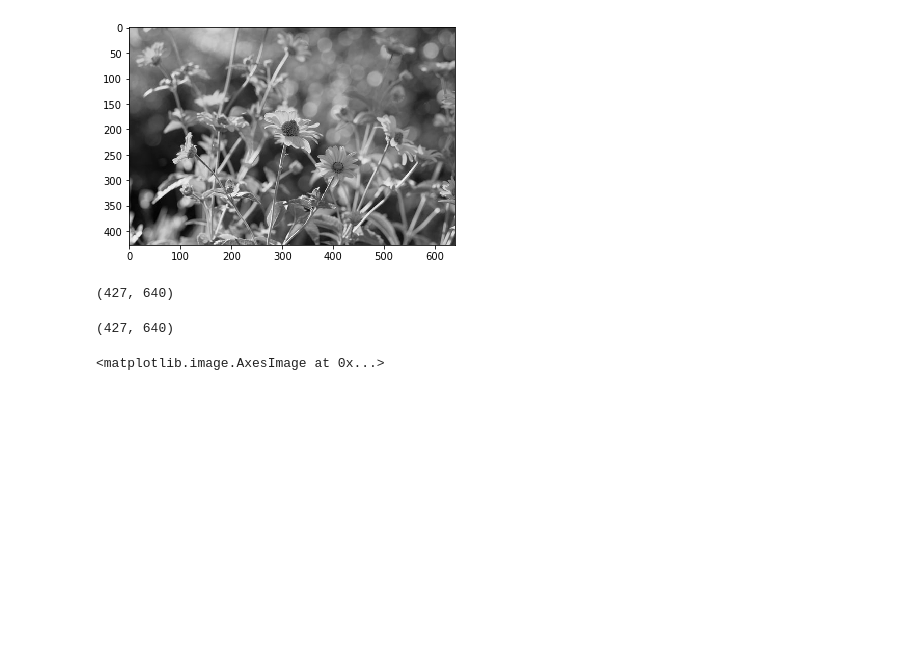
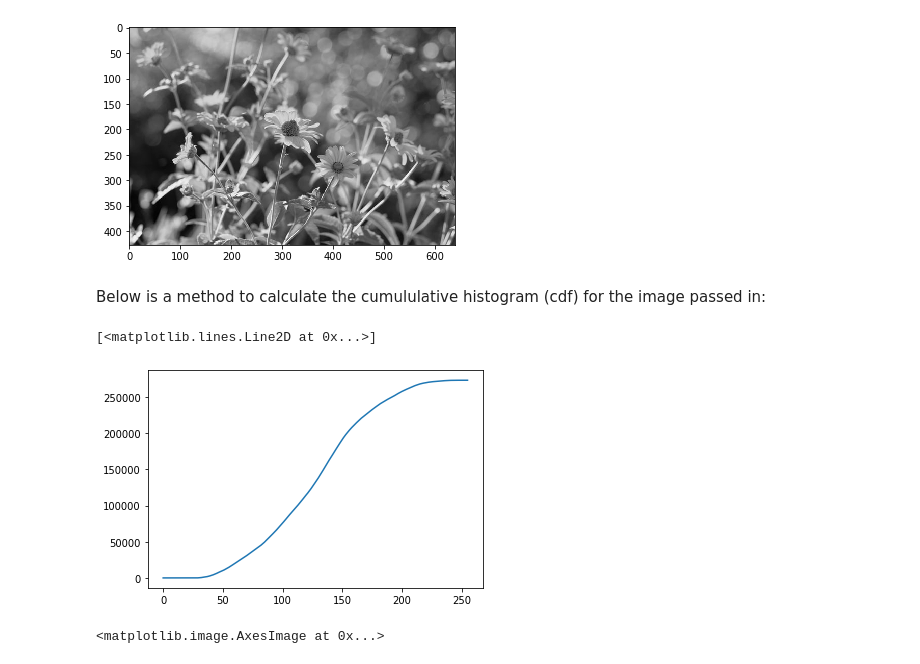
Before and after one commit to EthanWadsworth/TR_CV_Notes, a Jupyter notebook: Histograms.ipynb, the cells around one changed output. Cells and saved outputs as stored; diff of their text form; code cells hidden in the pictures; blank space fills up the shorter version.

```diff
--- a/Histograms.ipynb
+++ b/Histograms.ipynb
@@ -64,14 +67,8 @@ plt.imshow(gray_flower_img, cmap='gray')
 # %% [output]
 <matplotlib.image.AxesImage at 0x...>
 [figure]
-# %%
-np.shape(gray_flower_img)
-# %% [output]
-(427, 640)
-# %%
-np.shape(gray_flower_img)
-# %% [output]
-(427, 640)
+# %% [markdown]
+Below is a method to calculate the cumululative histogram (cdf) for the image passed in:
 # %%
 def calc_cum_hist(img):
     img_arr = img.copy().flatten()
@@ -84,4 +81,8 @@ def calc_cum_hist(img):
     return result
 # %%
 cum_hist = calc_cum_hist(gray_flower_img)
+plt.plot(cum_hist)
+# %% [output]
+[<matplotlib.lines.Line2D at 0x...>]
+[figure, added]
 # %%
```
Also changed, not shown: parts of 20 cells of this notebook.
